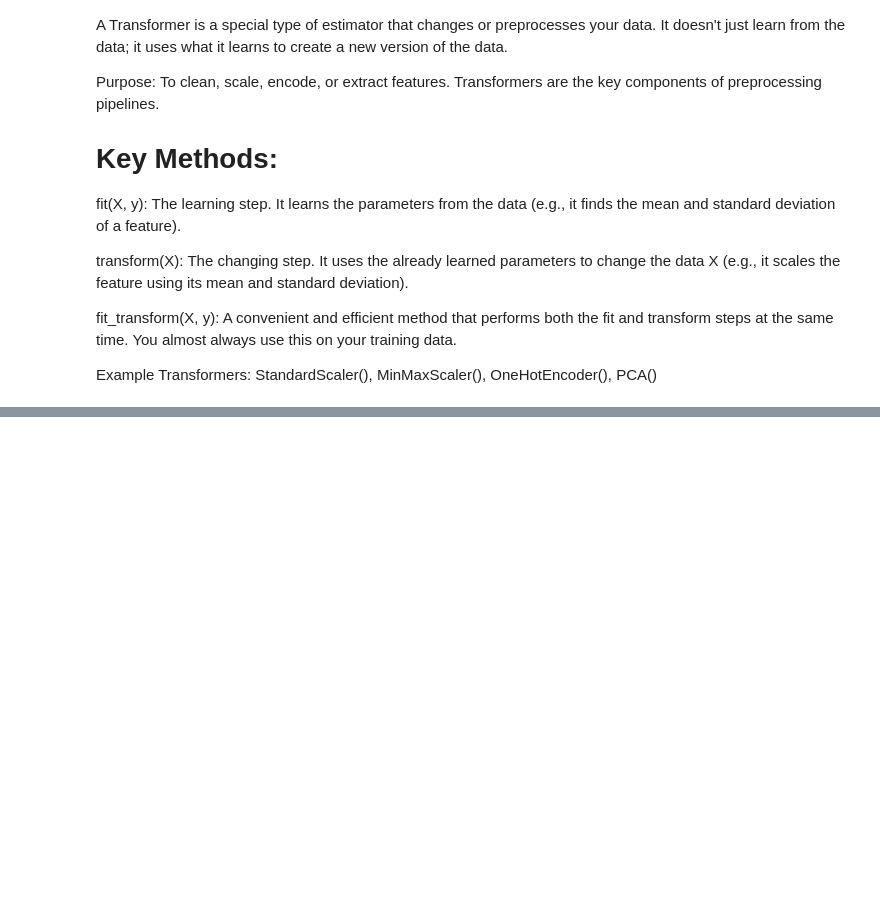
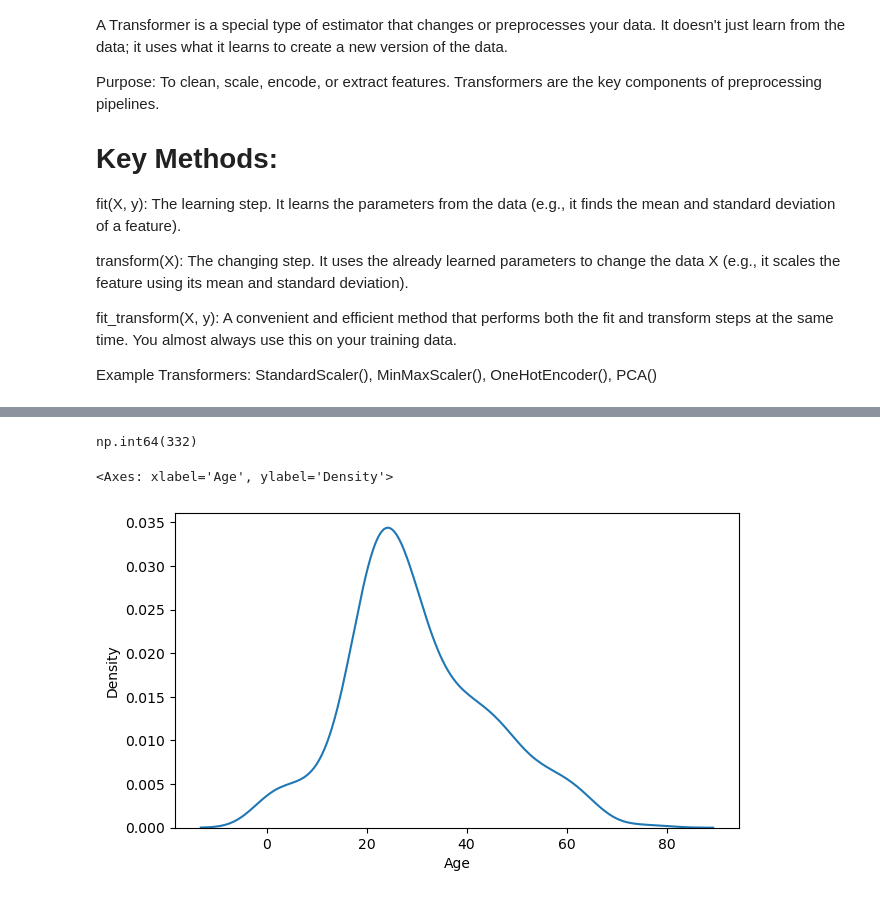
Before and after one commit to Hasan-Mahmood231/Machine-Learning-, a Jupyter notebook: sklearn.ipynb, the cells around one changed output, grey strips where cells are left out. Drawn from its saved outputs; the diff is of its cells as text; code cells hidden in the pictures; blank space fills up the shorter version.

```diff
--- a/sklearn.ipynb
+++ b/sklearn.ipynb
@@ -39,4 +39,4 @@ import numpy as np
 import matplotlib.pyplot as plt
 import seaborn as sns
 # %%
-pd.read_csv("tested.csv")
+df = pd.read_csv("tested.csv")
@@ -56,0 +64,13 @@ pd.read_csv("tested.csv")
+# %%
+df.Age.value_counts().sum()
+# %% [output]
+np.int64(332)
+# %%
+plt.figure(figsize=(16,9))
+plt.subplot(2,2,1)
+sns.kdeplot(df['Age'])
+# plt.subplot(2,2,1)
+# sns.kdeplot(df['PassengerId'])
+# %% [output]
+<Axes: xlabel='Age', ylabel='Density'>
+[figure, added]
```
Also changed, not shown: parts of 3 cells of this notebook.
